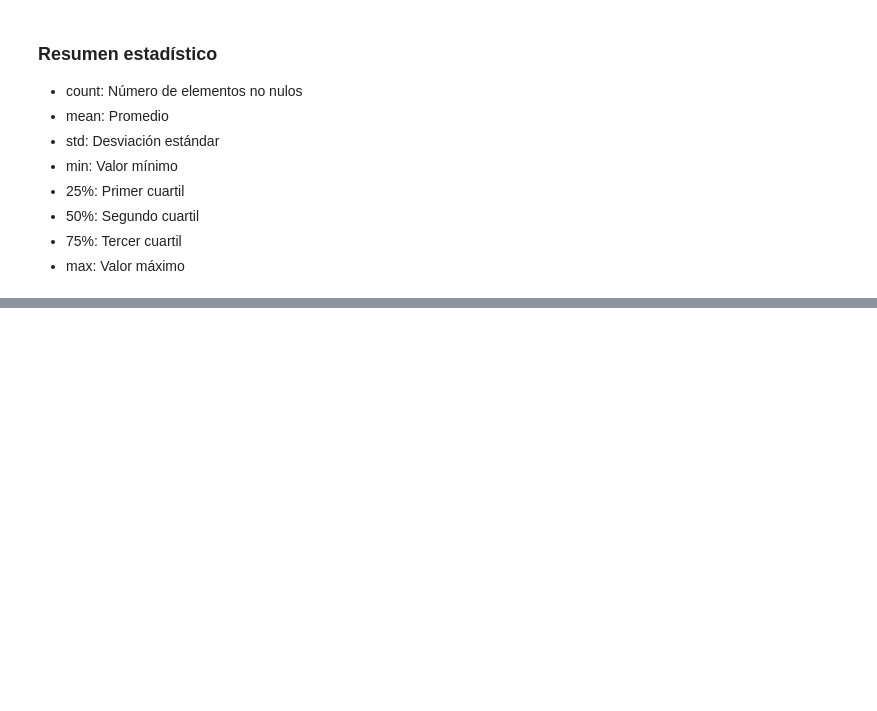
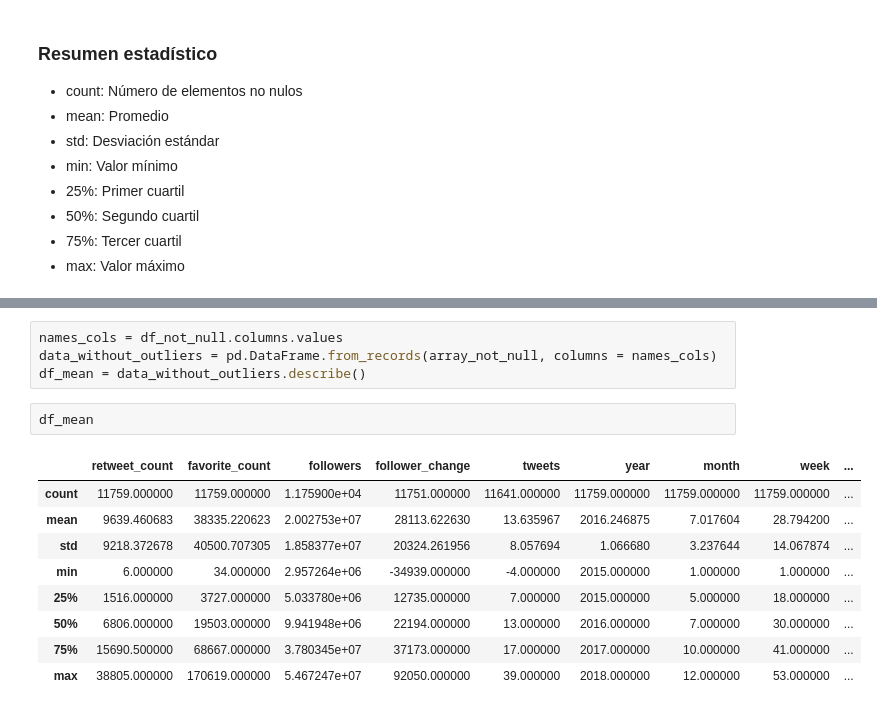
Before and after one commit to stivenramireza/hubrid-machine-learning, a Jupyter notebook: data-preparation/data_preparation.ipynb, the cells around one changed output, grey strips where cells are left out. Saved outputs shown, nothing was run; the diff lists cells and outputs as text; blank space fills up the shorter version.

```diff
--- a/data-preparation/data_preparation.ipynb
+++ b/data-preparation/data_preparation.ipynb
@@ -74,0 +111,16 @@ dtype: int64
+# %%
+names_cols = df_not_null.columns.values
+data_without_outliers = pd.DataFrame.from_records(array_not_null, columns = names_cols)
+df_mean = data_without_outliers.describe()
+# %%
+df_mean
+# %% [output]
+|  | retweet_count | favorite_count | followers | follower_change | tweets | year | month | week | ... |
+| count | 11759.000000 | 11759.000000 | 1.175900e+04 | 11751.000000 | 11641.000000 | 11759.000000 | 11759.000000 | 11759.000000 | ... |
+| mean | 9639.460683 | 38335.220623 | 2.002753e+07 | 28113.622630 | 13.635967 | 2016.246875 | 7.017604 | 28.794200 | ... |
+| std | 9218.372678 | 40500.707305 | 1.858377e+07 | 20324.261956 | 8.057694 | 1.066680 | 3.237644 | 14.067874 | ... |
+| min | 6.000000 | 34.000000 | 2.957264e+06 | -34939.000000 | -4.000000 | 2015.000000 | 1.000000 | 1.000000 | ... |
+| 25% | 1516.000000 | 3727.000000 | 5.033780e+06 | 12735.000000 | 7.000000 | 2015.000000 | 5.000000 | 18.000000 | ... |
+| 50% | 6806.000000 | 19503.000000 | 9.941948e+06 | 22194.000000 | 13.000000 | 2016.000000 | 7.000000 | 30.000000 | ... |
+| 75% | 15690.500000 | 68667.000000 | 3.780345e+07 | 37173.000000 | 17.000000 | 2017.000000 | 10.000000 | 41.000000 | ... |
+| max | 38805.000000 | 170619.000000 | 5.467247e+07 | 92050.000000 | 39.000000 | 2018.000000 | 12.000000 | 53.000000 | ... |
```
Also changed, not shown: parts of 27 cells of this notebook.
